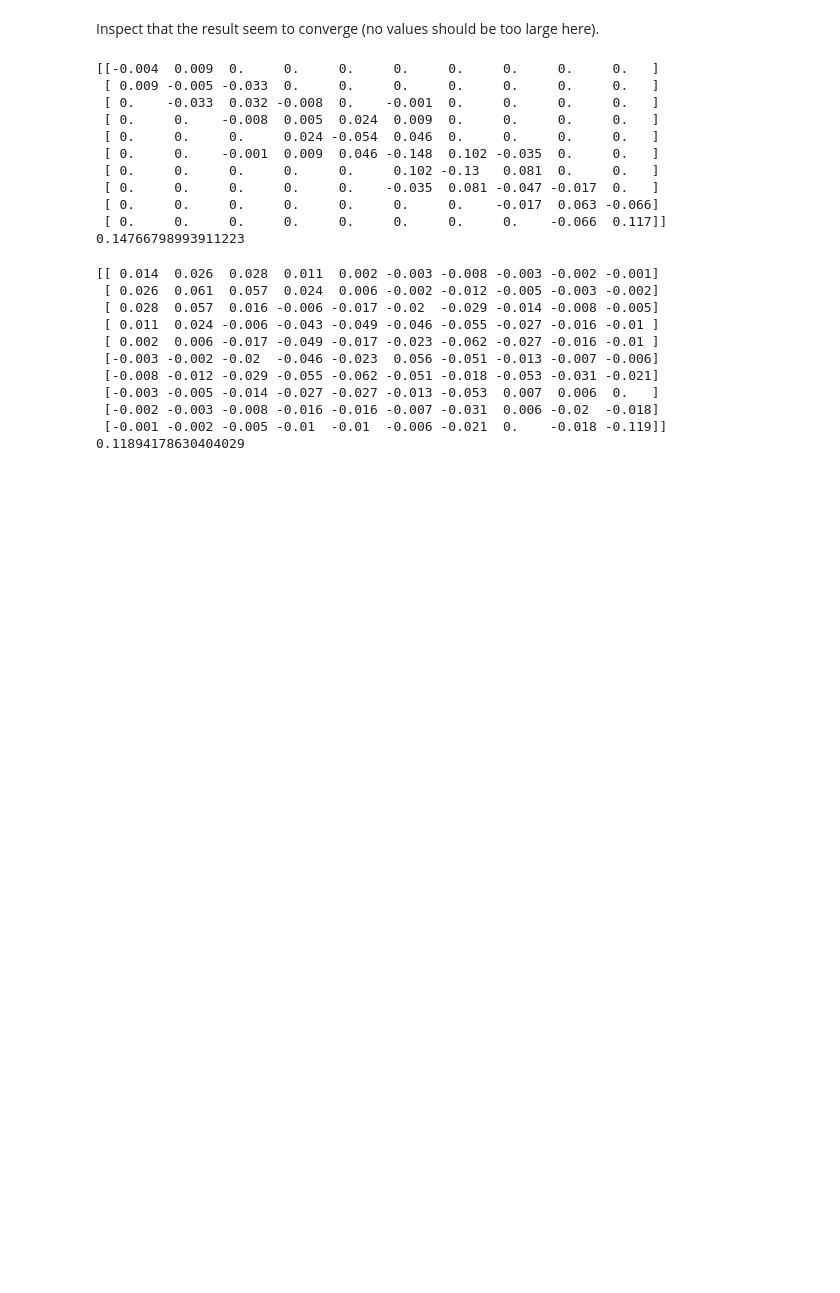
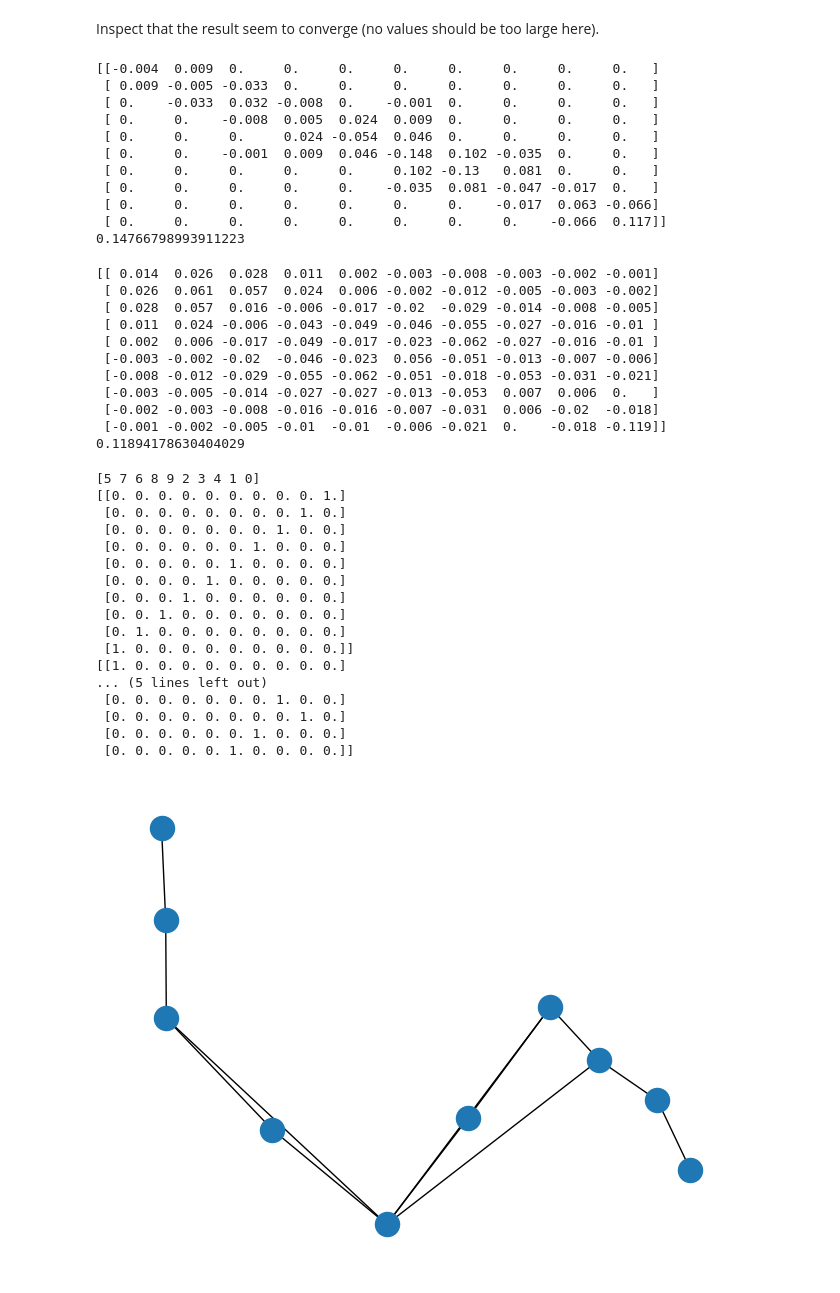
Before and after one commit to equinor/graphite-maps, a Jupyter notebook: docs/source/PrecisionMatrixEstimation.ipynb, the cells around one changed output. Saved outputs shown, nothing was run; the diff lists cells and outputs as text; code cells hidden in the pictures; blank space fills up the shorter version.

Commit message:
Storing ordering and chol nonzero information

```diff
--- a/docs/source/PrecisionMatrixEstimation.ipynb
+++ b/docs/source/PrecisionMatrixEstimation.ipynb
@@ -42,6 +44,6 @@ Graph_u = precision_to_graph(prec)
 # %% [markdown]
 Now use `graphite_maps` to estimate the precision w.r.t. $G_u$
 # %%
-prec_est = fit_precision_cholesky(U, Graph_u, verbose_level=2)
+prec_est, Graph_C, perm_compose, P_rev, P_order = fit_precision_cholesky(U, Graph_u, verbose_level=2)
 # %% [output]
 max degree of graph is: 4
@@ -82,3 +84,27 @@ print(np.max(np.abs(np.linalg.inv(prec_est.A)-np.linalg.inv(prec.A))))
  [-0.002 -0.003 -0.008 -0.016 -0.016 -0.007 -0.031  0.006 -0.02  -0.018]
  [-0.001 -0.002 -0.005 -0.01  -0.01  -0.006 -0.021  0.    -0.018 -0.119]]
 0.11894178630404029
+# %%
+nx.draw(Graph_C)
+print(perm_compose)
+print(P_rev.A)
+print(P_order.A)
+# %% [output]
+[5 7 6 8 9 2 3 4 1 0]
+[[0. 0. 0. 0. 0. 0. 0. 0. 0. 1.]
+ [0. 0. 0. 0. 0. 0. 0. 0. 1. 0.]
+ [0. 0. 0. 0. 0. 0. 0. 1. 0. 0.]
+ [0. 0. 0. 0. 0. 0. 1. 0. 0. 0.]
+ [0. 0. 0. 0. 0. 1. 0. 0. 0. 0.]
+ [0. 0. 0. 0. 1. 0. 0. 0. 0. 0.]
+ [0. 0. 0. 1. 0. 0. 0. 0. 0. 0.]
+ [0. 0. 1. 0. 0. 0. 0. 0. 0. 0.]
+ [0. 1. 0. 0. 0. 0. 0. 0. 0. 0.]
+ [1. 0. 0. 0. 0. 0. 0. 0. 0. 0.]]
+[[1. 0. 0. 0. 0. 0. 0. 0. 0. 0.]
+... (5 lines left out)
+ [0. 0. 0. 0. 0. 0. 0. 1. 0. 0.]
+ [0. 0. 0. 0. 0. 0. 0. 0. 1. 0.]
+ [0. 0. 0. 0. 0. 0. 1. 0. 0. 0.]
+ [0. 0. 0. 0. 0. 1. 0. 0. 0. 0.]]
+[figure, added]
```
Also changed, not shown: parts of 2 cells of this notebook, 3 other files.
